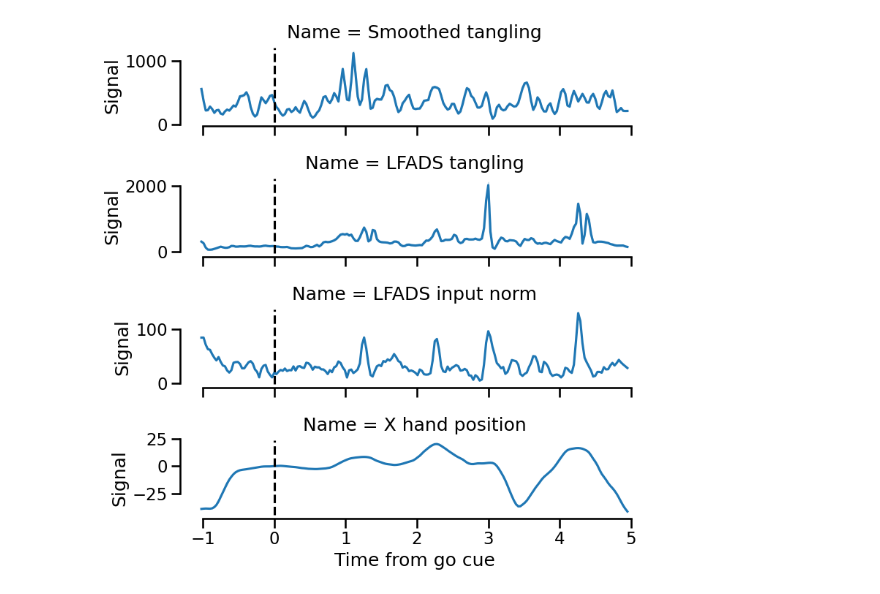
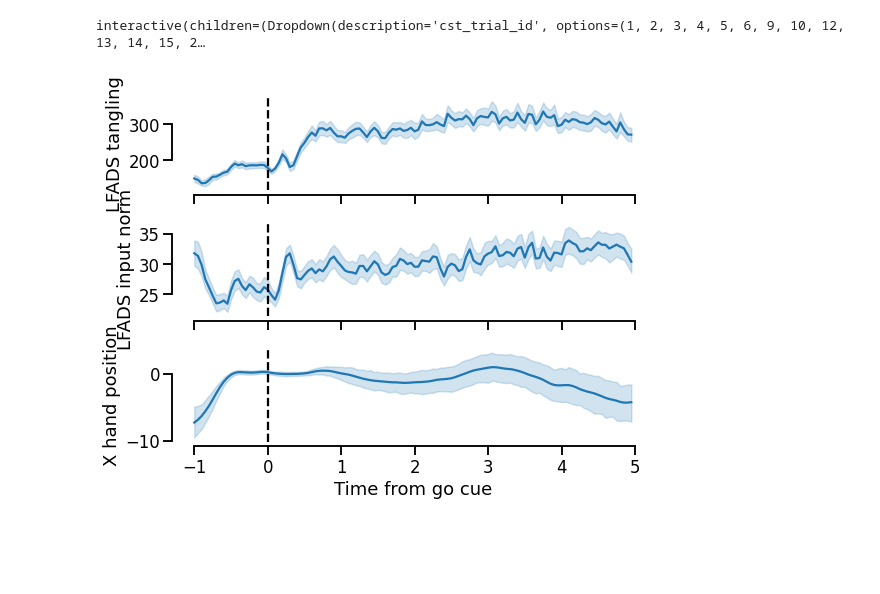
Before and after one commit to raeedcho/cst-dynamics, a Jupyter notebook: scripts/compare_cocst_tangling.ipynb, the cells around one changed output. Drawn from its saved outputs; the diff is of its cells as text; code cells hidden in the pictures; blank space fills up the shorter version.

Commit message:
feat: Add some exploration of tangling measure to notebook

```diff
--- a/scripts/compare_cocst_tangling.ipynb
+++ b/scripts/compare_cocst_tangling.ipynb
@@ -114,9 +118,9 @@ sns.despine(fig=g.figure,trim=True)
 # %%
 td_cst = src.data.add_trial_time(td_cst,ref_event='idx_goCueTime')
-df_cst = src.util.crystallize_dataframe(td_cst,sigs=['trialtime','M1_pca','dM1_pca','lfads_pca','dlfads_pca','lfads_inputs','rel_hand_pos','hand_vel','rel_cursor_pos','cursor_vel'])
+df_cst = src.util.crystallize_dataframe(td_cst,sig_guide=['trialtime','M1_pca','dM1_pca','lfads_pca','dlfads_pca','lfads_inputs','rel_hand_pos','hand_vel','rel_cursor_pos','cursor_vel'])
 cst_measures = pd.DataFrame(
     data = {
-        'Time from go cue': df_cst['trialtime'],
+        'Time from go cue': df_cst[('trialtime',0)],
         'X hand position': df_cst[('rel_hand_pos',0)],
         'X hand velocity': df_cst[('hand_vel',0)],
         'X cursor position': df_cst[('rel_cursor_pos',0)],
@@ -127,26 +131,3 @@ cst_measures = pd.DataFrame(
     },
     index=df_cst.index,
 )
-
-cst_measures_melt = pd.concat(
-    [
-        pd.DataFrame(
-            data = {
-                'LFADS input norm': np.linalg.norm(df_cst['lfads_inputs'],axis=1),
-                'X hand position': df_cst[('rel_hand_pos',0)],
-                'X hand velocity': df_cst[('hand_vel',0)],
-                'X cursor position': df_cst[('rel_cursor_pos',0)],
-                'X cursor velocity': df_cst[('cursor_vel',0)],
-            },
-            index=df_cst.index,
-        ).melt(ignore_index=False,var_name='Name',value_name='Signal'),
-        pd.DataFrame(
-            data = {
-                'Smoothed tangling': src.dynamics.rand_sample_tangling(num_samples=30,data=df_cst,x='M1_pca',dx='dM1_pca',num_sample_points=2500),
-                'LFADS tangling': src.dynamics.rand_sample_tangling(num_samples=30,data=df_cst,x='lfads_pca',dx='dlfads_pca',num_sample_points=2500),
-            },
-        ).melt(ignore_index=False,var_name='Name',value_name='Signal')
-    ],
-    axis=0,
-)
-cst_measures_melt['Time from go cue'] = df_cst['trialtime'].squeeze().reindex(cst_measures.index)
@@ -153,18 +173,41 @@ cst_measures_melt['Time from go cue'] = df_cst['trialtime'].squeeze().reindex(cs
+# %%
+@interact(cst_trial_id=list(cst_measures.groupby('trial_id').groups.keys()))
+def plot_trials(cst_trial_id):
+    trial = cst_measures.groupby('trial_id').get_group(cst_trial_id)
+    x_vars = ['Time from go cue']
+    y_vars = ['LFADS tangling','LFADS input norm','X hand position','X hand velocity']
+    g=sns.PairGrid(
+        trial[x_vars+y_vars],
+        y_vars=y_vars,
+        x_vars=x_vars,
+        height=2,
+        aspect=4,
+    )
+
+    g.map(sns.lineplot)
+
+    for ax in g.axes.flatten():
+        ax.plot([0,0],ax.get_ylim(),'k--')
+
+    sns.despine(fig=g.figure,trim=True)
+# %% [output]
+interactive(children=(Dropdown(description='cst_trial_id', options=(1, 2, 3, 4, 5, 6, 9, 10, 12, 13, 14, 15, 2…
 # %%
-trial = cst_measures_melt.groupby('trial_id').get_group(313)
-g = sns.FacetGrid(
-    trial.reset_index(),
-    row='Name',
+x_vars = ['Time from go cue']
+y_vars = ['LFADS tangling','LFADS input norm','X hand position']
+g=sns.PairGrid(
+    cst_measures[x_vars+y_vars],
+    y_vars=y_vars,
+    x_vars=x_vars,
     height=2,
     aspect=4,
-    row_order=['Smoothed tangling','LFADS tangling','LFADS input norm','X hand position'],
-    sharey=False,
 )
-g.map(sns.lineplot,'Time from go cue','Signal')
+
+g.map(sns.lineplot)
 
 for ax in g.axes.flatten():
     ax.plot([0,0],ax.get_ylim(),'k--')
 
 sns.despine(fig=g.figure,trim=True)
 # %% [output]
-[figure, old version]
+[figure, new version]
```
Also changed, not shown: parts of 19 cells of this notebook.
